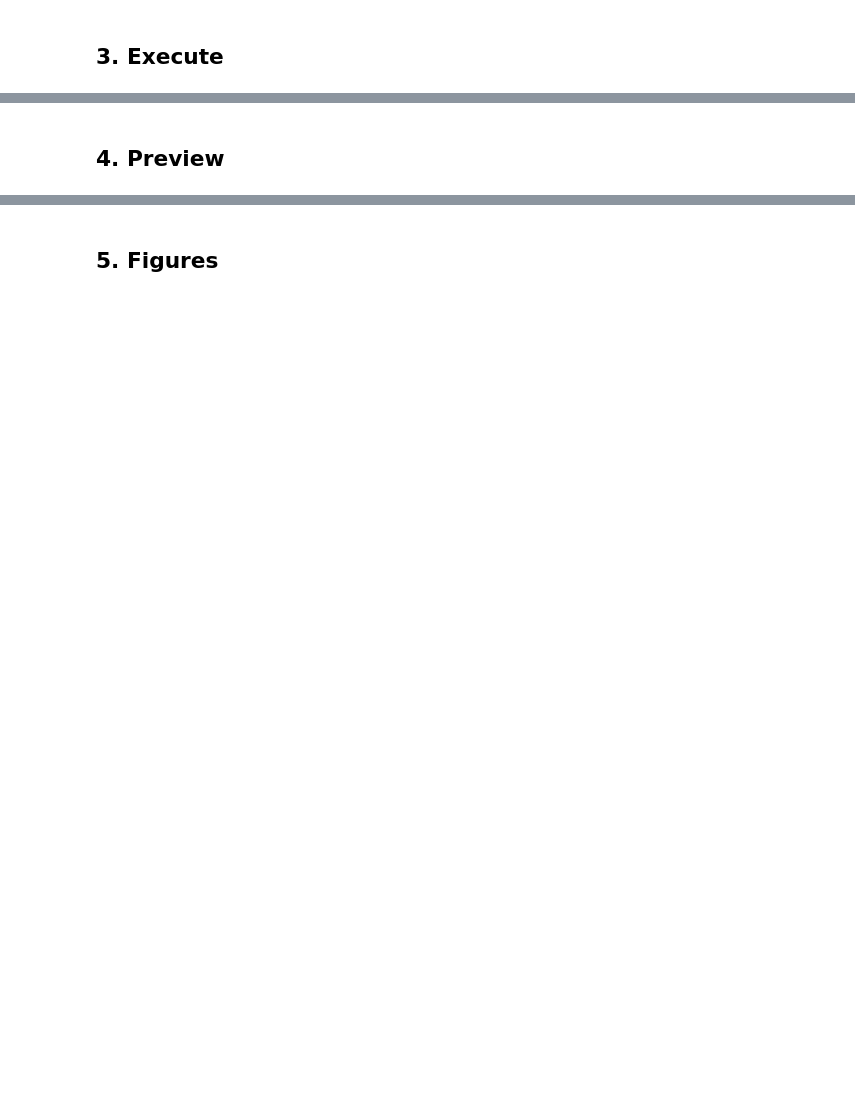
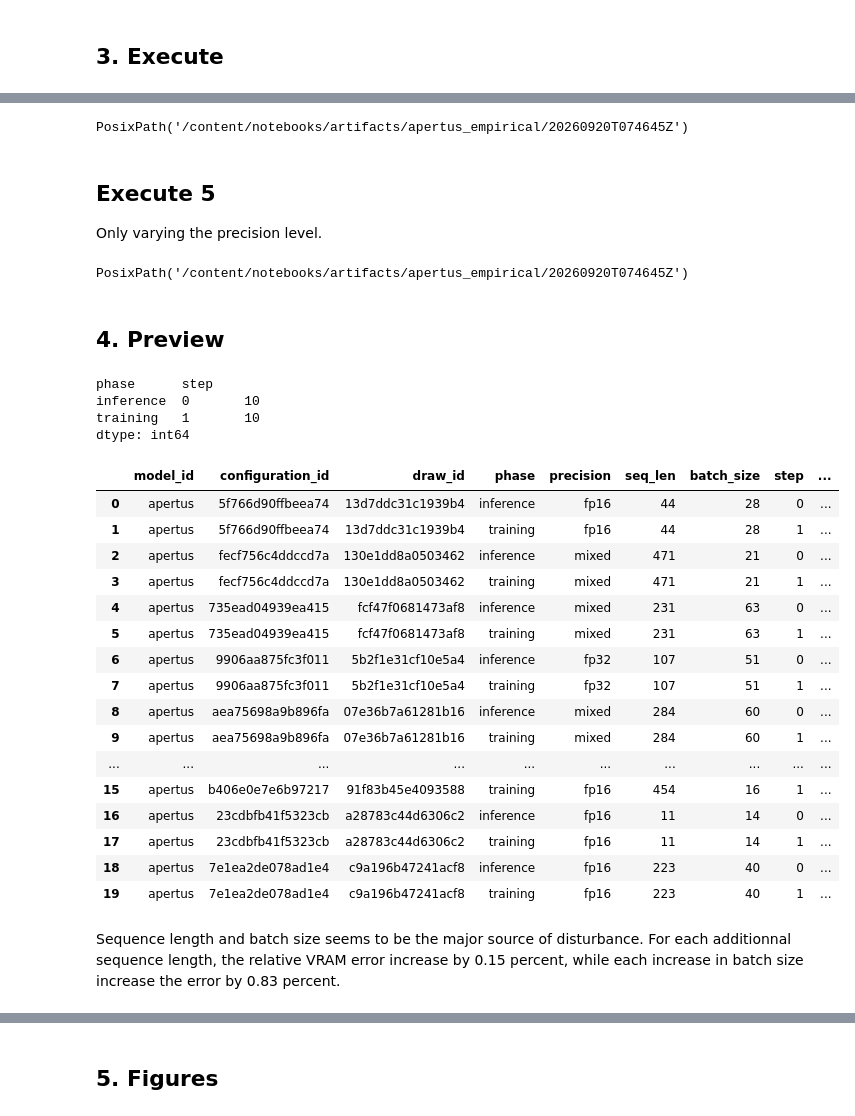
Before and after one commit to RobinGirardin/zepto, a Jupyter notebook: notebooks/apertus_empirical.ipynb, the cells around one changed output, grey strips where cells are left out. Cells and saved outputs as stored; diff of their text form; code cells hidden in the pictures; blank space fills up the shorter version.

Commit message:
trial1: multi-configuration exploration

```diff
--- a/notebooks/apertus_empirical.ipynb
+++ b/notebooks/apertus_empirical.ipynb
@@ -77,2 +282,18 @@ run_study(CONFIG)
+# %%
+import logging
+logging.basicConfig(level=logging.INFO)
+run_study(CONFIG_4)
+# %% [output]
+PosixPath('/content/notebooks/artifacts/apertus_empirical/20260920T074645Z')
+# %% [markdown]
+## Execute 5
+
+Only varying the precision level.
+# %%
+import logging
+logging.basicConfig(level=logging.INFO)
+run_study(CONFIG_5)
+# %% [output]
+PosixPath('/content/notebooks/artifacts/apertus_empirical/20260920T074645Z')
 # %% [markdown]
 ## 4. Preview
@@ -85,0 +300,36 @@ print(df.groupby(["phase", "step"]).size())
+# %%
+import pandas as pd
+
+eval_path = OUTPUT_DIR / "evaluation.csv"
+df = pd.read_csv("/content/notebooks/artifacts/apertus_empirical/20260919T184316Z/evaluation.csv")
+print(df.groupby(["phase", "step"]).size())
+df["abs_vram_error"] = df["y_vram"] - df["target_vram"]
+df["abs_flop_error"] = df["y_flop"] - df["target_flop"]
+df["rel_vram_error"] = (df["y_vram"] - df["target_vram"]) / df["target_vram"] * 100
+df["rel_flop_error"] = (df["y_flop"] - df["target_flop"]) / df["target_flop"] * 100
+display(df)
+# %% [output]
+phase      step
+inference  0       10
+training   1       10
+dtype: int64
+|  | model_id | configuration_id | draw_id | phase | precision | seq_len | batch_size | step | ... |
+| 0 | apertus | 5f766d90ffbeea74 | 13d7ddc31c1939b4 | inference | fp16 | 44 | 28 | 0 | ... |
+| 1 | apertus | 5f766d90ffbeea74 | 13d7ddc31c1939b4 | training | fp16 | 44 | 28 | 1 | ... |
+| 2 | apertus | fecf756c4ddccd7a | 130e1dd8a0503462 | inference | mixed | 471 | 21 | 0 | ... |
+| 3 | apertus | fecf756c4ddccd7a | 130e1dd8a0503462 | training | mixed | 471 | 21 | 1 | ... |
+| 4 | apertus | 735ead04939ea415 | fcf47f0681473af8 | inference | mixed | 231 | 63 | 0 | ... |
+| 5 | apertus | 735ead04939ea415 | fcf47f0681473af8 | training | mixed | 231 | 63 | 1 | ... |
+| 6 | apertus | 9906aa875fc3f011 | 5b2f1e31cf10e5a4 | inference | fp32 | 107 | 51 | 0 | ... |
+| 7 | apertus | 9906aa875fc3f011 | 5b2f1e31cf10e5a4 | training | fp32 | 107 | 51 | 1 | ... |
+| 8 | apertus | aea75698a9b896fa | 07e36b7a61281b16 | inference | mixed | 284 | 60 | 0 | ... |
+| 9 | apertus | aea75698a9b896fa | 07e36b7a61281b16 | training | mixed | 284 | 60 | 1 | ... |
+| ... | ... | ... | ... | ... | ... | ... | ... | ... | ... |
+| 15 | apertus | b406e0e7e6b97217 | 91f83b45e4093588 | training | fp16 | 454 | 16 | 1 | ... |
+| 16 | apertus | 23cdbfb41f5323cb | a28783c44d6306c2 | inference | fp16 | 11 | 14 | 0 | ... |
+| 17 | apertus | 23cdbfb41f5323cb | a28783c44d6306c2 | training | fp16 | 11 | 14 | 1 | ... |
+| 18 | apertus | 7e1ea2de078ad1e4 | c9a196b47241acf8 | inference | fp16 | 223 | 40 | 0 | ... |
+| 19 | apertus | 7e1ea2de078ad1e4 | c9a196b47241acf8 | training | fp16 | 223 | 40 | 1 | ... |
+# %% [markdown]
+Sequence length and batch size seems to be the major source of disturbance.
+For each additionnal sequence length, the relative VRAM error increase by 0.15 percent, while each increase in batch size increase the error by 0.83 percent.
```
Also changed, not shown: parts of 41 cells of this notebook.
